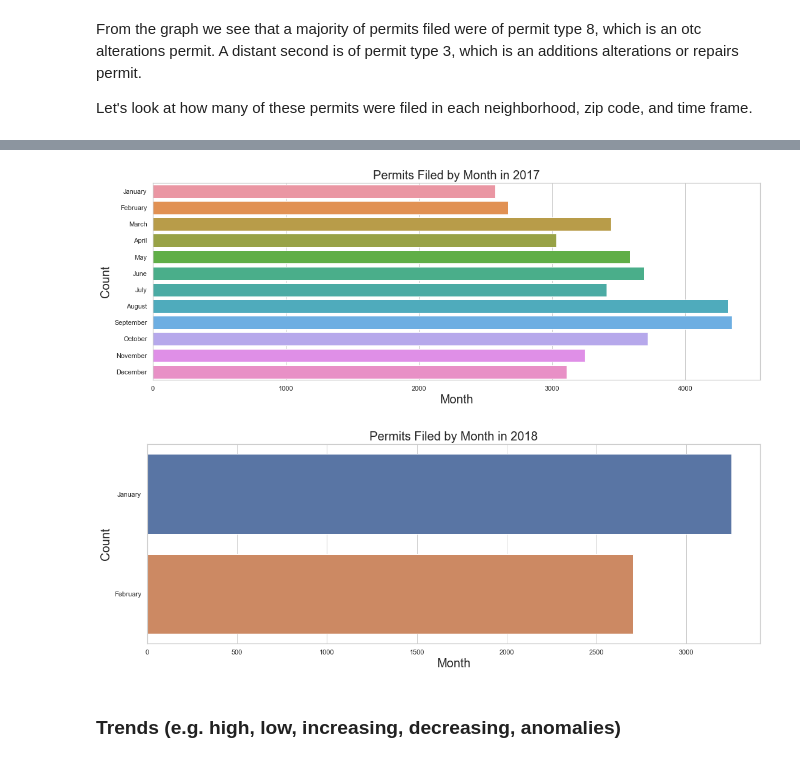
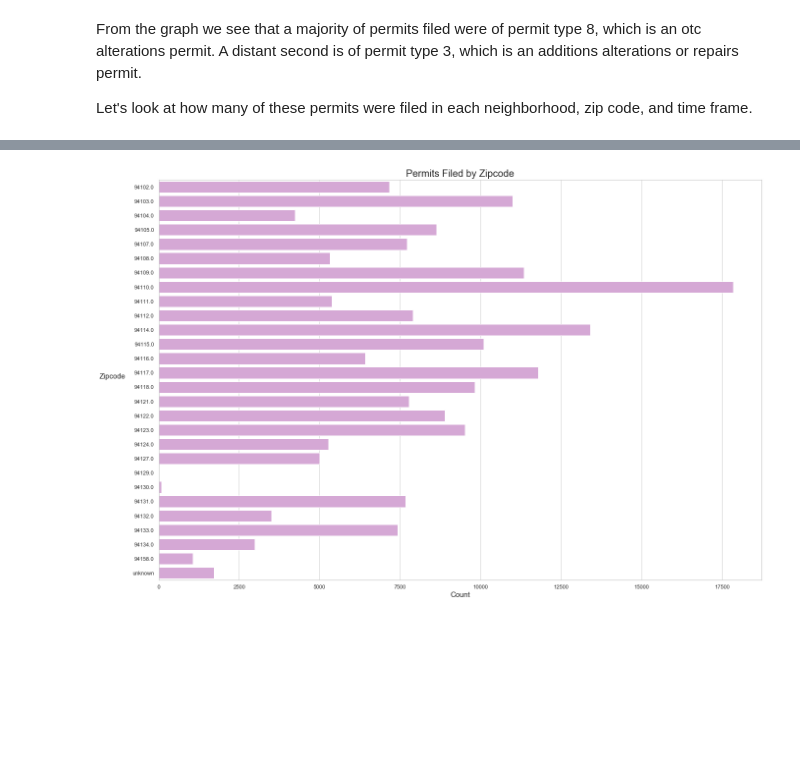
Before and after one commit to hershcode/Springboard, a Jupyter notebook: Capstone_1/EDA_SF_Building_Permits.ipynb, the cells around one changed output, grey strips where cells are left out. Cells and saved outputs as stored; diff of their text form; code cells hidden in the pictures; blank space fills up the shorter version.

```diff
--- a/Capstone_1/EDA_SF_Building_Permits.ipynb
+++ b/Capstone_1/EDA_SF_Building_Permits.ipynb
@@ -234,35 +60,9 @@ plt.show()
-# %%
-dic = dict(df[df.filed_date.dt.year == 2017].filed_date.dt.month.value_counts(sort=False))
-month = list(dic.keys())
-values = list(dic.values())
-objects = ['January', 'February', 'March', 'April', 'May', 'June', 'July',
-           'August', 'September', 'October', 'November', 'December']
-
-plt.figure(figsize=(18, 6))
-_ = sb.barplot(x=values, y=month, orient="h")
-x_pos = np.arange(len(objects))
-_ = plt.yticks(x_pos, objects)
-_ = plt.xlabel('Month', fontsize=20)
-_ = plt.ylabel('Count', fontsize=20)
-_ = plt.title('Permits Filed by Month in 2017', fontsize=20)
-plt.show()
-# %% [output]
-[figure, removed]
-# %%
-dic = dict(df[df.filed_date.dt.year == 2018].filed_date.dt.month.value_counts(sort=False))
-month = list(dic.keys())
-values = list(dic.values())
-objects = ['January', 'February']
-
-plt.figure(figsize=(18, 6))
-_ = sb.barplot(x=values, y=month, orient="h")
-x_pos = np.arange(len(objects))
-_ = plt.yticks(x_pos, objects)
-_ = plt.xlabel('Month', fontsize=20)
-_ = plt.ylabel('Count', fontsize=20)
-_ = plt.title('Permits Filed by Month in 2018', fontsize=20)
-plt.show()
-# %% [output]
-[figure, removed]
-# %% [markdown]
-### Trends (e.g. high, low, increasing, decreasing, anomalies)
+# %%
+plt.figure(figsize=(22, 15))
+_ = sb.countplot(y=df.zipcode, data=df, color='plum')
+_ = plt.xlabel('Count', fontsize=15)
+_ = plt.ylabel('Zipcode', fontsize=15, rotation=0, labelpad=40)
+_ = plt.title('Permits Filed by Zipcode', fontsize=20)
+plt.show()
+# %% [output]
+[figure, added]
```
Also changed, not shown: parts of 73 cells of this notebook.
